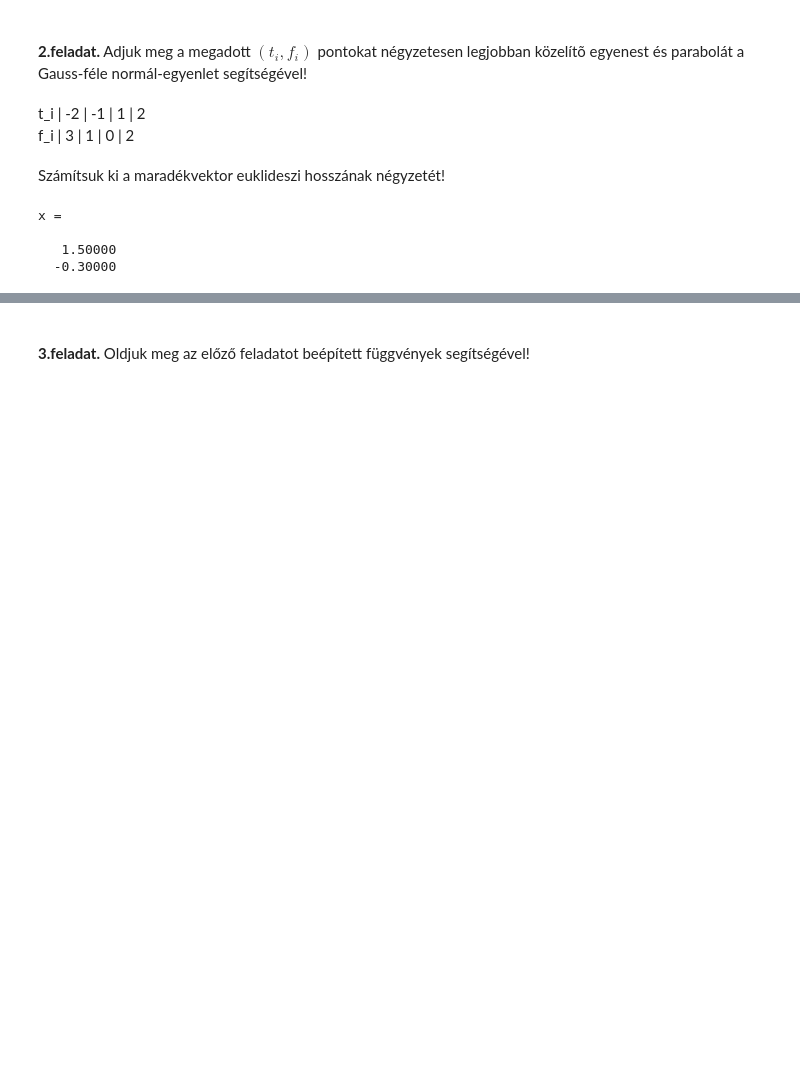
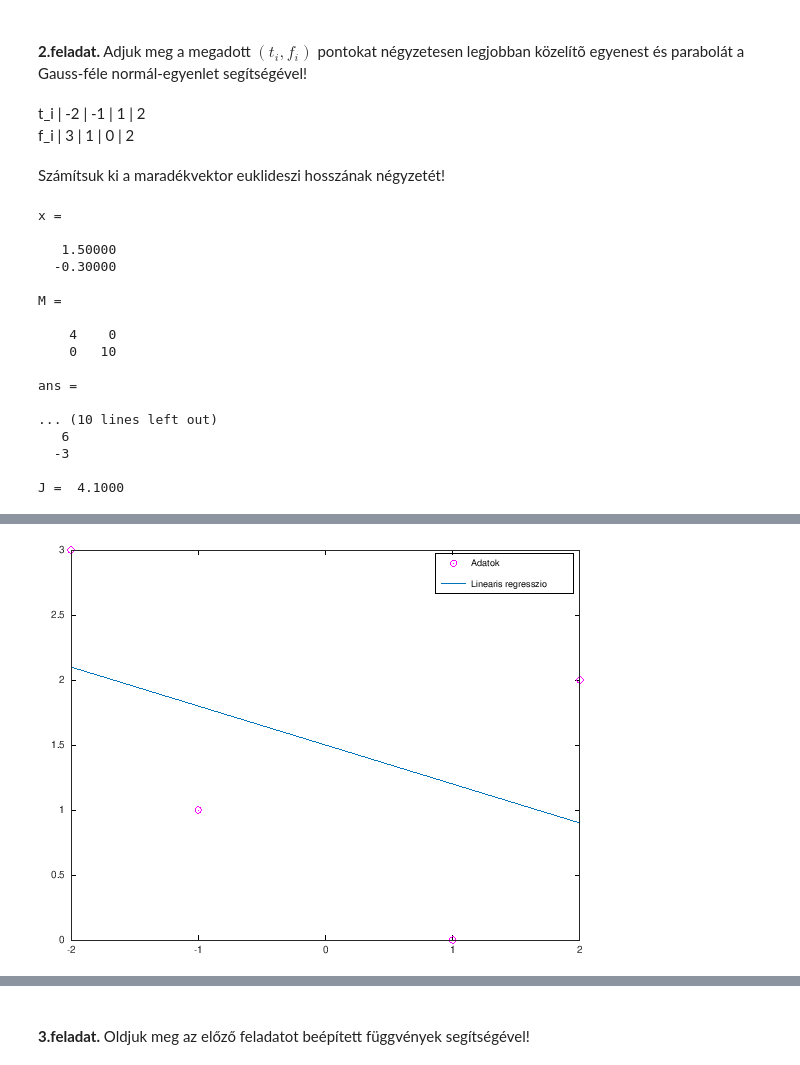
Before and after one commit to pvh95/AlkalmazottAnalizisSz1-ELTE-, a Jupyter notebook: 4.feladatsor.ipynb, the cells around one changed output, grey strips where cells are left out. Saved outputs shown, nothing was run; the diff lists cells and outputs as text; code cells hidden in the pictures; blank space fills up the shorter version.

```diff
--- a/4.feladatsor.ipynb
+++ b/4.feladatsor.ipynb
@@ -33,8 +52,7 @@ legend('Adatok','Spline interpolalo polinom')
 
 Számítsuk ki a maradékvektor euklideszi hosszának négyzetét!<br>
 # %%
-% Amit a gyakorlati feladatsoron lathattatok, az
-% a Gauss-fele normalegyenlet polinom esete n=1-re 2-es normaban
+% Amit a gyakorlati feladatsoron lathattatok, az a Gauss-fele normalegyenlet polinom esete n=1-re 2-es normaban
 
 %% Egyenes (linearis regresszio)
 t = [-2 -1 1 2];
@@ -56,13 +74,31 @@ legend('Adatok','Linearis regresszio')
 A = [ones(length(t),1) t'];
 
 %% A Gauss fele normalegyenlet: A'Ax=A'f egyenlet megoldasa
-M;
-A'*A;
+M
+A'*A
 
-f_hullam;
-A'*f';
+f_hullam
+A'*f'
+
+
+%% Maradekvektor euklideszi hosszanak negyzete lin.reg eseten: ||Ax-f||_2^2
+
+J = norm(A*x-f',2)^2
 # %% [output]
 x =
 
    1.50000
   -0.30000
+
+M =
+
+    4    0
+    0   10
+
+ans =
+
+... (10 lines left out)
+   6
+  -3
+
+J =  4.1000
@@ -70 +105,2 @@ x =
+[figure, added]
 # %%
```
Also changed, not shown: parts of 10 cells of this notebook, 1 other file.
